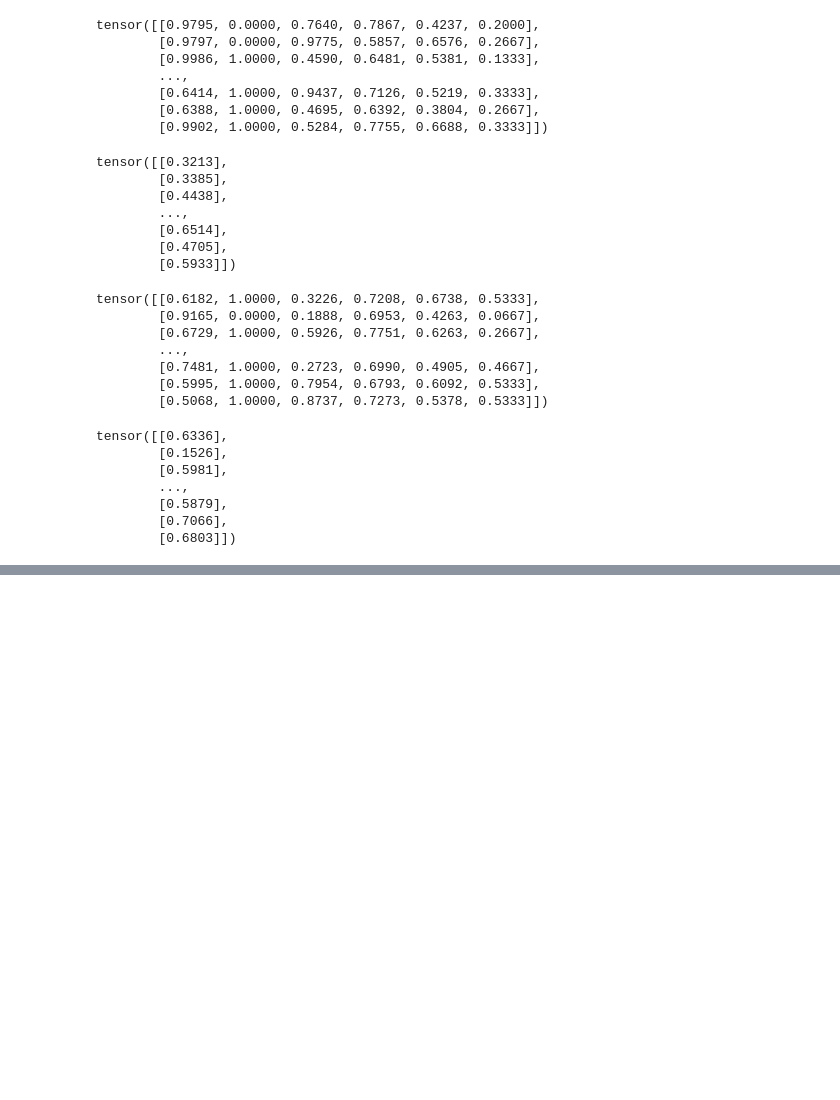
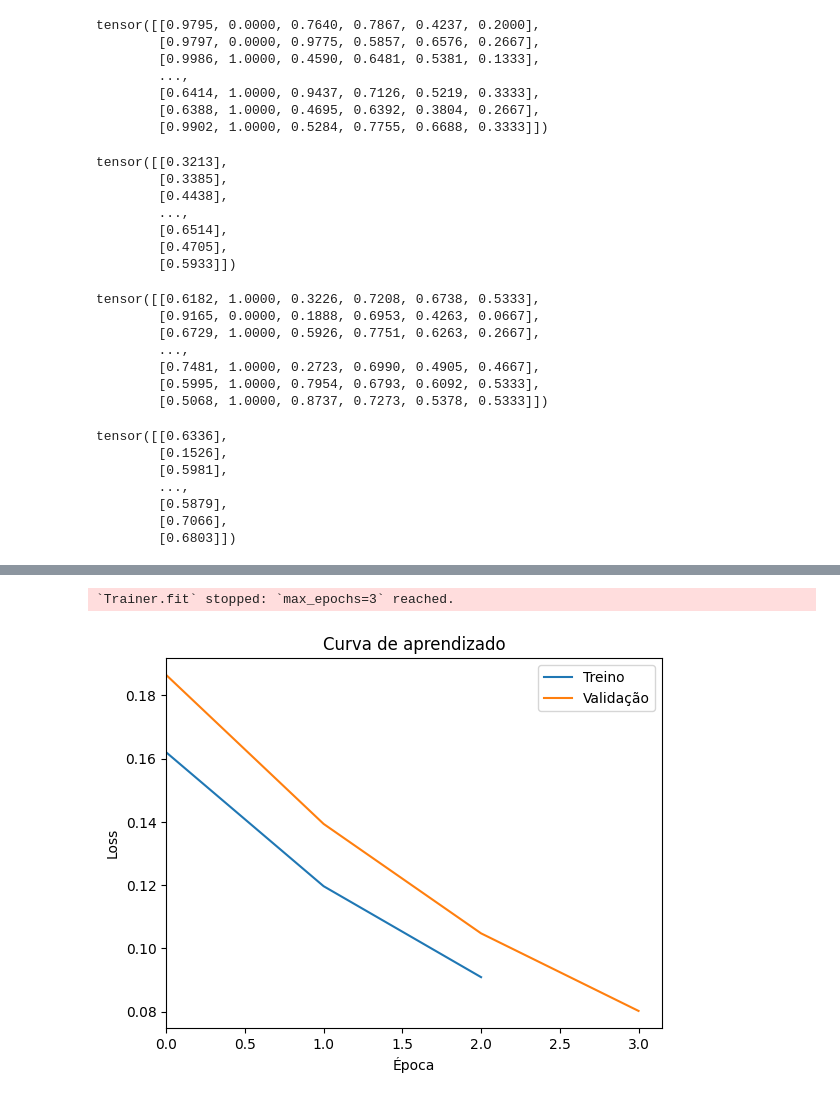
Before and after one commit to Joao-otavio04/Projeto_Final_Redes_Neurais, a Jupyter notebook: Projeto Final Redes Neurais.ipynb, the cells around one changed output, grey strips where cells are left out. Drawn from its saved outputs; the diff is of its cells as text; code cells hidden in the pictures; blank space fills up the shorter version.

```diff
--- a/Projeto Final Redes Neurais.ipynb
+++ b/Projeto Final Redes Neurais.ipynb
@@ -207,0 +415,15 @@ tensor([[0.6336],
+# %%
+dm.setup("test")
+
+with torch.no_grad():
+    X_true = dm.X_teste
+
+    y_true = dm.y_teste
+    y_true = y_scaler.inverse_transform(y_true)
+
+    y_pred = minha_mlp(X_true)
+    y_pred = y_scaler.inverse_transform(y_pred)
+
+    RMSE = mean_squared_error(y_true, y_pred, squared=False)
+
+    print(RMSE)
@@ -207,0 +544,63 @@ tensor([[0.6336],
+# %%
+N_TRIALS = 150
+num_dados_entrada = 6
+num_targets = 1
+
+if __name__ == "__main__":
+    study = optuna.create_study(direction="maximize")
+    study.optimize(objective, n_trials=N_TRIALS)
+
+    print("Best trial:")
+    trial = study.best_trial
+    print(f"  Value: {trial.value}")
+    print("  Params: ")
+    for key, value in trial.params.items():
+        print(f"    {key}: {value}")
+
+    # Criar DataModule
+    datamodule = DataModule(X_treino, y_treino, X_val, y_val, X_teste, y_teste)
+
+    # Extrair os dataloaders do DataModule
+    train_dataloader = datamodule.train_dataloader()
+    val_dataloader = datamodule.val_dataloader()
+    test_dataloader = datamodule.test_dataloader()
+
+#   print(trial.params.keys())
+
+    camadas = [key for key in trial.params.keys() if key.startswith('n_units')]
+
+    neuronios = []
+
+    for k in camadas:
+        neuronios.append(trial.params[f'{k}'])
+
+    dropouts = [trial.params.get('dropout')] * len(camadas)
+
+#   print(camadas)
+#   print(dropouts)
+
+    # Criar o modelo com os parâmetros do melhor teste
+    melhor_modelo = MLP(num_dados_entrada, num_targets, neuronios, dropouts)
+
+    # Treinar o modelo com o Trainer
+    treinador = L.Trainer(max_epochs=3)
+    treinador.fit(melhor_modelo, train_dataloaders=train_dataloader, val_dataloaders=val_dataloader)
+
+    # Plot treino e validação
+
+    figura, eixo = plt.subplots()
+
+    ca_treino_melhor_modelo = melhor_modelo.curva_aprendizado_treino
+    ca_val_melhor_modelo = melhor_modelo.curva_aprendizado_val
+
+    eixo.plot(ca_treino_melhor_modelo, label="Treino")
+    eixo.plot(ca_val_melhor_modelo, label="Validação")
+
+    eixo.legend()
+
+    eixo.set_xlim(left=0)
+
+    eixo.set_title("Curva de aprendizado")
+    eixo.set_xlabel("Época")
+    eixo.set_ylabel("Loss")
+# %% [output]
@@ -207,0 +649,2 @@ tensor([[0.6336],
+`Trainer.fit` stopped: `max_epochs=3` reached.
+[figure, added]
```
Also changed, not shown: parts of 31 cells of this notebook.
